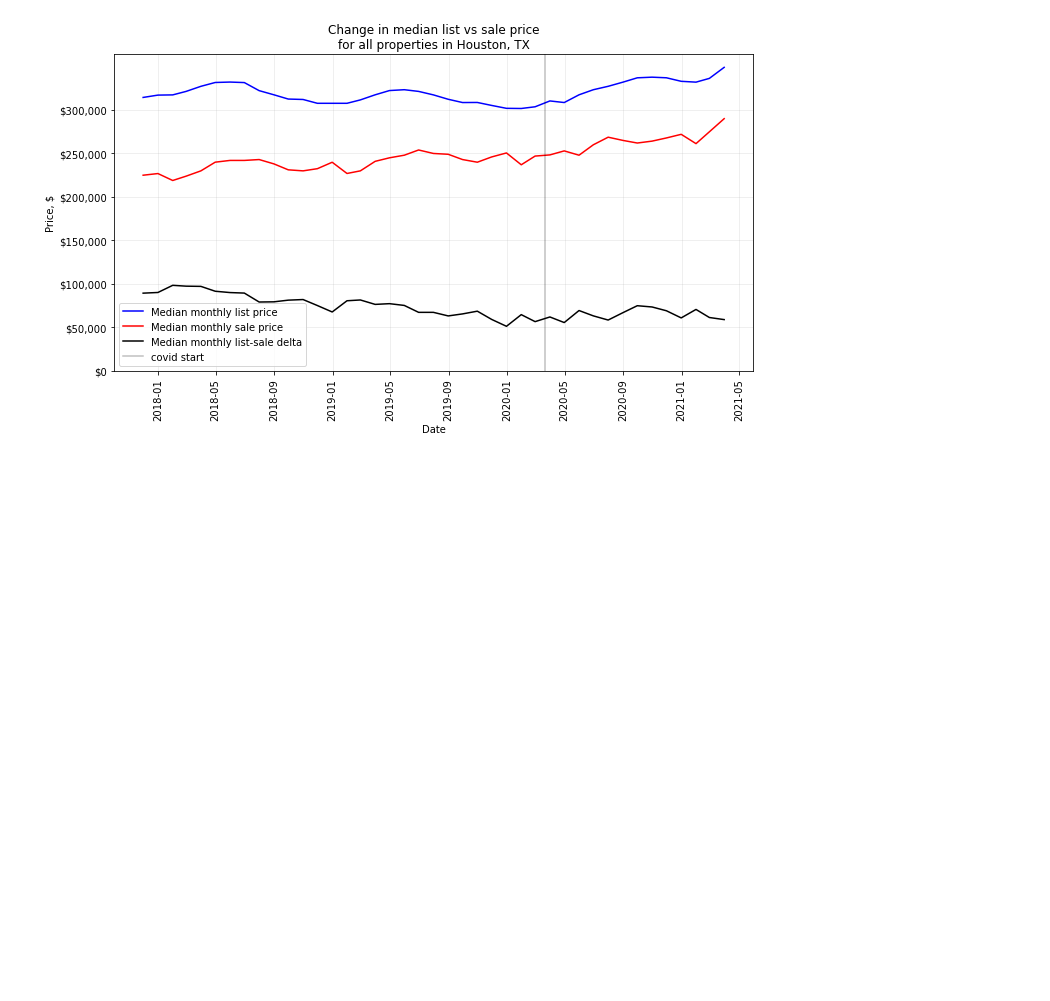
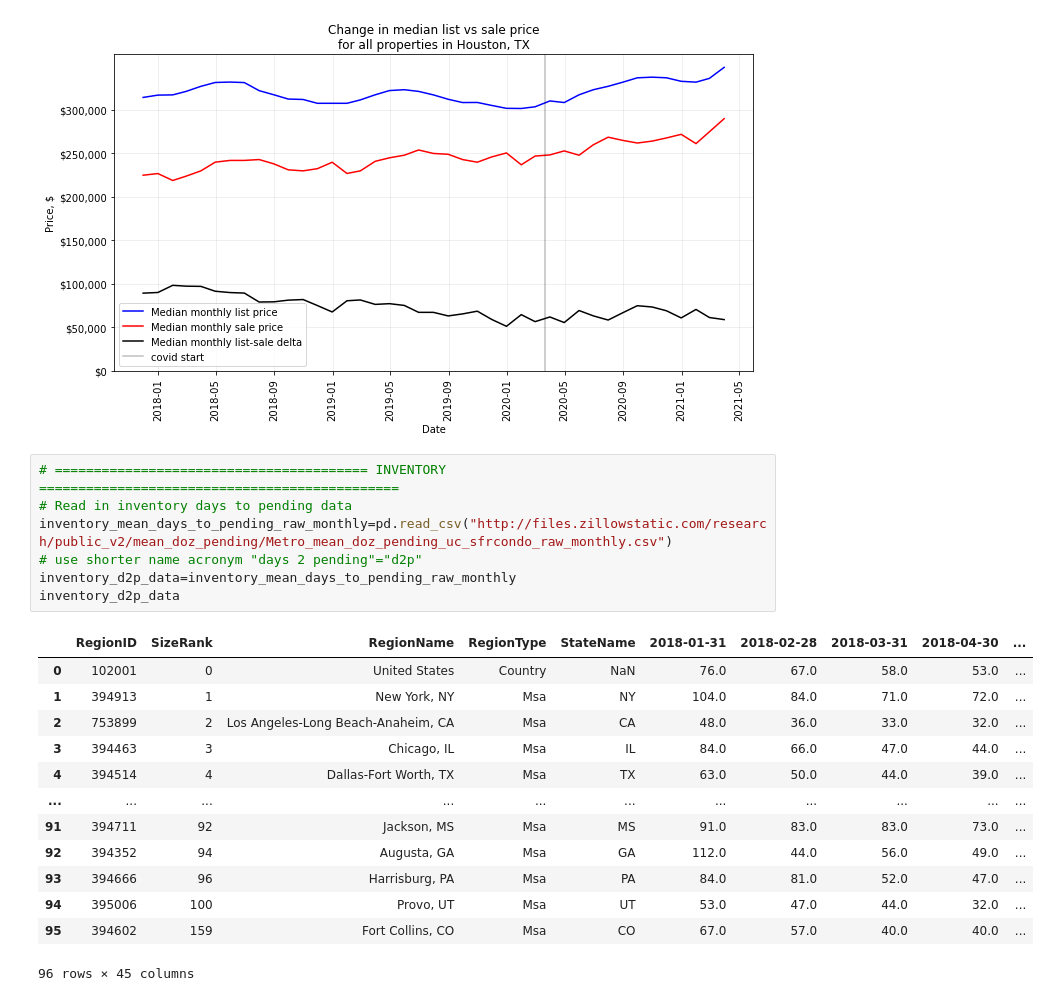
Before and after one commit to i-am-phoenix/Demo, a Jupyter notebook: zillow_data_cleaning.ipynb, the cells around one changed output. Saved outputs shown, nothing was run; the diff lists cells and outputs as text; blank space fills up the shorter version.

Commit message:
Added loading of inventory data from live url to a csv file

```diff
--- a/zillow_data_cleaning.ipynb
+++ b/zillow_data_cleaning.ipynb
@@ -192,3 +196,24 @@ plt.legend()
 # %% [output]
 <matplotlib.legend.Legend at 0x...>
 [figure]
+# %%
+# ======================================== INVENTORY ==============================================
+# Read in inventory days to pending data
+inventory_mean_days_to_pending_raw_monthly=pd.read_csv("http://files.zillowstatic.com/research/public_v2/mean_doz_pending/Metro_mean_doz_pending_uc_sfrcondo_raw_monthly.csv")
+# use shorter name acronym "days 2 pending"="d2p"
+inventory_d2p_data=inventory_mean_days_to_pending_raw_monthly
+inventory_d2p_data
+# %% [output]
+|  | RegionID | SizeRank | RegionName | RegionType | StateName | 2018-01-31 | 2018-02-28 | 2018-03-31 | 2018-04-30 | ... |
+| 0 | 102001 | 0 | United States | Country | NaN | 76.0 | 67.0 | 58.0 | 53.0 | ... |
+| 1 | 394913 | 1 | New York, NY | Msa | NY | 104.0 | 84.0 | 71.0 | 72.0 | ... |
+| 2 | 753899 | 2 | Los Angeles-Long Beach-Anaheim, CA | Msa | CA | 48.0 | 36.0 | 33.0 | 32.0 | ... |
+| 3 | 394463 | 3 | Chicago, IL | Msa | IL | 84.0 | 66.0 | 47.0 | 44.0 | ... |
+| 4 | 394514 | 4 | Dallas-Fort Worth, TX | Msa | TX | 63.0 | 50.0 | 44.0 | 39.0 | ... |
+| ... | ... | ... | ... | ... | ... | ... | ... | ... | ... | ... |
+| 91 | 394711 | 92 | Jackson, MS | Msa | MS | 91.0 | 83.0 | 83.0 | 73.0 | ... |
+| 92 | 394352 | 94 | Augusta, GA | Msa | GA | 112.0 | 44.0 | 56.0 | 49.0 | ... |
+| 93 | 394666 | 96 | Harrisburg, PA | Msa | PA | 84.0 | 81.0 | 52.0 | 47.0 | ... |
+| 94 | 395006 | 100 | Provo, UT | Msa | UT | 53.0 | 47.0 | 44.0 | 32.0 | ... |
+| 95 | 394602 | 159 | Fort Collins, CO | Msa | CO | 67.0 | 57.0 | 40.0 | 40.0 | ... |
+96 rows × 45 columns
```
Also changed, not shown: parts of 3 cells of this notebook.
